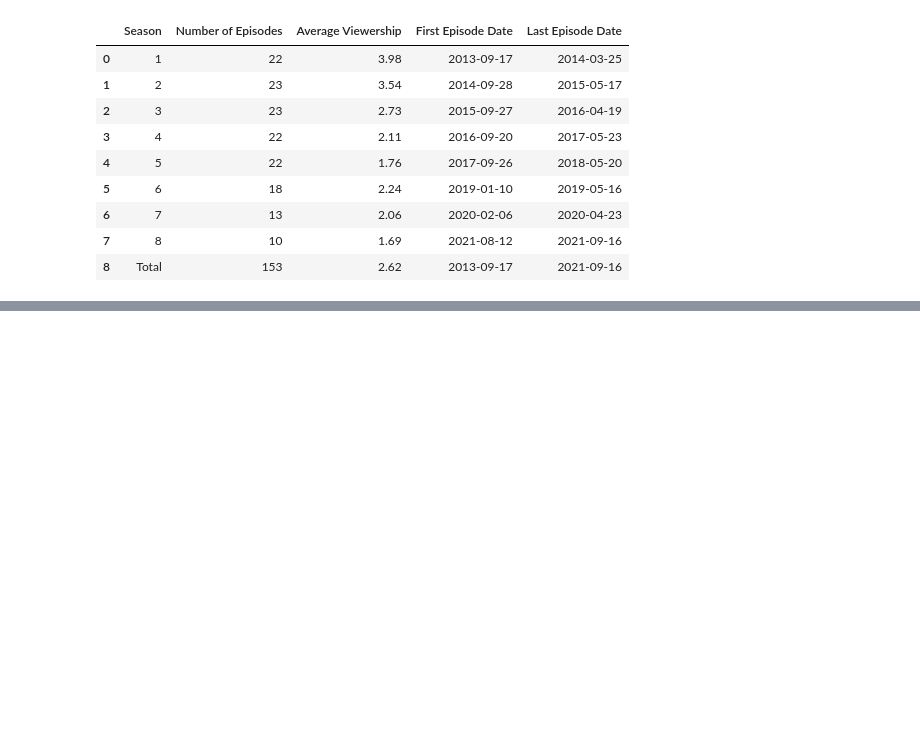
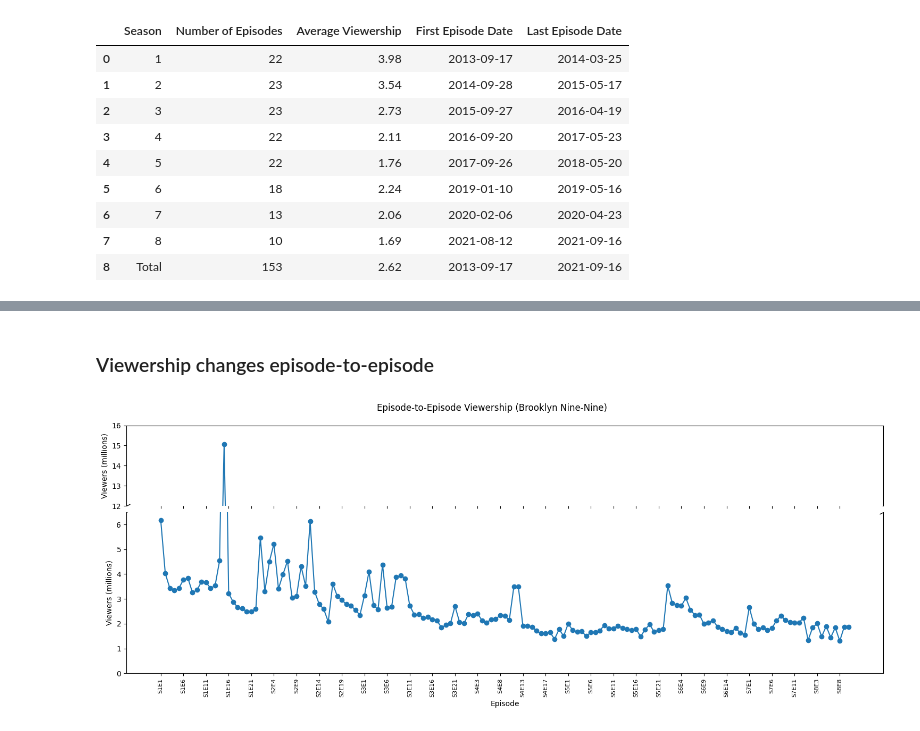
Before and after one commit to Zuziek424/Brooklyn-9-9, a Jupyter notebook: brooklyn_report/brooklyn_99_report.ipynb, the cells around one changed output, grey strips where cells are left out. Saved outputs shown, nothing was run; the diff lists cells and outputs as text; code cells hidden in the pictures; blank space fills up the shorter version.

```diff
--- a/brooklyn_report/brooklyn_99_report.ipynb
+++ b/brooklyn_report/brooklyn_99_report.ipynb
@@ -142,0 +136,42 @@ Notably, after the show was cancelled by Fox and picked up by NBC, there was a c
+# %% [markdown]
+### Viewership changes episode-to-episode
+# %%
+import matplotlib.pyplot as plt
+import matplotlib.gridspec as gridspec
+
+df_sorted = df.sort_values("Date")
+df_sorted["Episode Label"] = "S" + df_sorted["Season"].astype(str) + "E" + df_sorted["Episode"].astype(str)
+
+x = df_sorted["Episode Label"]
+y = df_sorted["Viewers (millions)"]
+
+fig, (ax1, ax2) = plt.subplots(2, 1, sharex=True, figsize=(15, 6), gridspec_kw={'height_ratios': [1, 2]})
+
+ax1.plot(x, y, marker='o', linestyle='-', color='tab:blue')
+ax2.plot(x, y, marker='o', linestyle='-', color='tab:blue')
+
+# Because of one outlier we need to rescale the graph to see changes in viewership per episodes better
+ax1.set_ylim(12, 16)  # upper range
+ax2.set_ylim(0, 6.5)    # normal episode range
+
+ax1.spines['bottom'].set_visible(False)
+ax2.spines['top'].set_visible(False)
+ax1.tick_params(labeltop=False)
+
+d = .5
+kwargs = dict(marker=[(-1, -d), (1, d)], markersize=10, linestyle='none', color='k', mec='k', mew=1)
+ax1.plot([0, 1], [0, 0], transform=ax1.transAxes, **kwargs)
+ax2.plot([0, 1], [1, 1], transform=ax2.transAxes, **kwargs)
+
+fig.suptitle("Episode-to-Episode Viewership (Brooklyn Nine-Nine)")
+ax2.set_xlabel("Episode")
+ax1.set_ylabel("Viewers (millions)")
+ax2.set_ylabel("Viewers (millions)")
+ax2.set_xticks(range(0, len(x), 5))
+ax2.set_xticklabels(x[::5], rotation=90, fontsize=8)
+
+plt.tight_layout()
+plt.subplots_adjust(hspace=0.05)
+plt.show()
+# %% [output]
+[figure, added]
```
Also changed, not shown: parts of 8 cells of this notebook.
